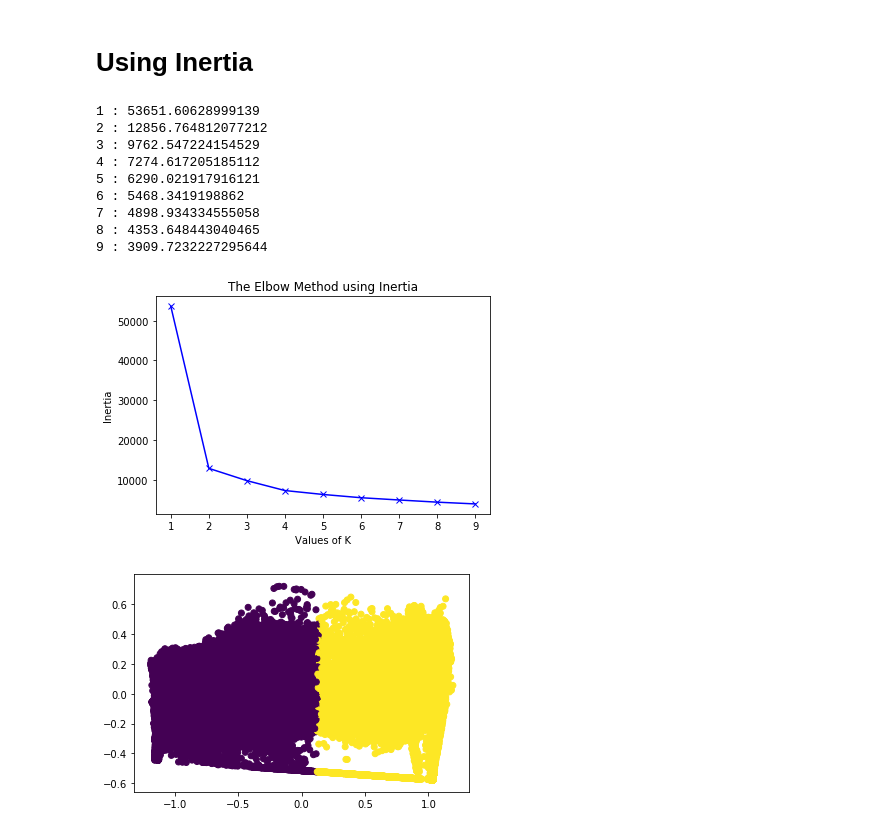
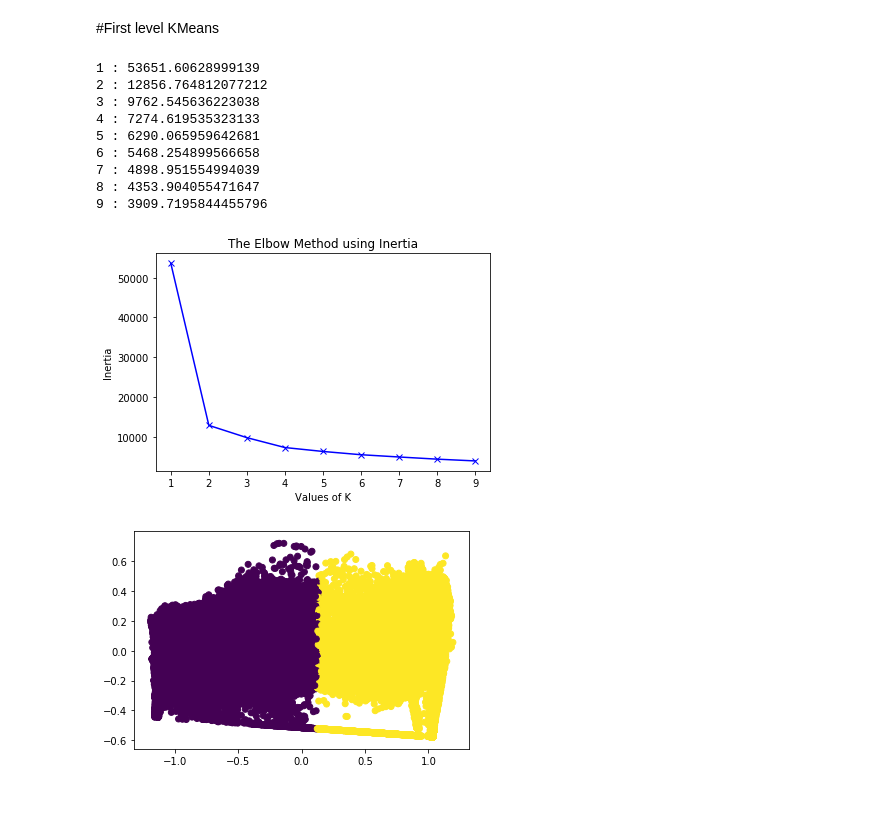
Before and after one commit to vardanagarwal/SIH, a Jupyter notebook: clustering_images.ipynb, the cells around one changed output. Cells and saved outputs as stored; diff of their text form; code cells hidden in the pictures; blank space fills up the shorter version.

```diff
--- a/clustering_images.ipynb
+++ b/clustering_images.ipynb
@@ -48,8 +23,21 @@ for k in K:
 # %%
-for key,val in mapping1.items():
-    print(str(key)+' : '+str(val))
-plt.plot(K, distortions, 'bx-')
-plt.xlabel('Values of K')
-plt.ylabel('Distortion')
-plt.title('The Elbow Method using Distortion')
-plt.show()
+def Elbow(X):
+  inertias = []
+  mapping = {}
+  K = range(1,10)
+
+  for k in K:
+      #Building and fitting the model
+      model = KMeans(n_clusters=k).fit(X)
+      model.fit(X)
+      inertias.append(model.inertia_)
+      mapping[k] = model.inertia_
+
+  for key,val in mapping.items():
+      print(str(key)+' : '+str(val))
+  plt.figure()
+  plt.plot(K, inertias, 'bx-')
+  plt.xlabel('Values of K')
+  plt.ylabel('Inertia')
+  plt.title('The Elbow Method using Inertia')
+  plt.show()
@@ -67,22 +44,16 @@ plt.show()
-# %% [markdown]
-# Using Inertia
-# %%
-for key,val in mapping2.items():
-    print(str(key)+' : '+str(val))
-plt.plot(K, inertias, 'bx-')
-plt.xlabel('Values of K')
-plt.ylabel('Inertia')
-plt.title('The Elbow Method using Inertia')
-plt.show()
-# %% [output]
-1 : 53651.60628999139
-2 : 12856.764812077212
-3 : 9762.547224154529
-4 : 7274.617205185112
-5 : 6290.021917916121
-6 : 5468.3419198862
-7 : 4898.934334555058
-8 : 4353.648443040465
-9 : 3909.7232227295644
-[figure, removed]
+# %% [markdown]
+#First level KMeans
+# %%
+Elbow(df1)
+# %% [output]
+1 : 53651.60628999139
+2 : 12856.764812077212
+3 : 9762.545636223038
+4 : 7274.619535323133
+5 : 6290.065959642681
+6 : 5468.254899566658
+7 : 4898.951554994039
+8 : 4353.904055471647
+9 : 3909.7195844455796
+[figure, added]
 # %%
```
Also changed, not shown: parts of 19 cells of this notebook.
